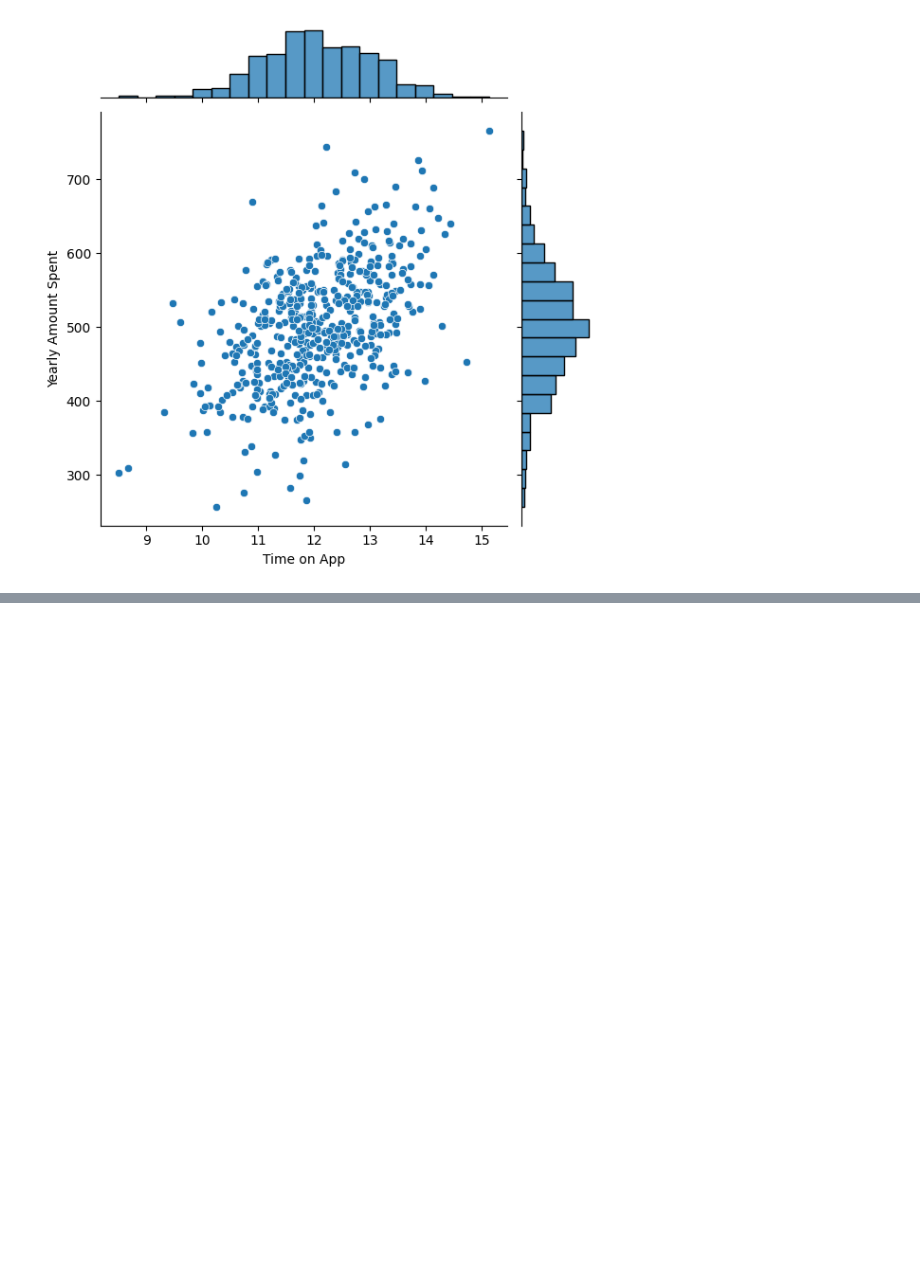
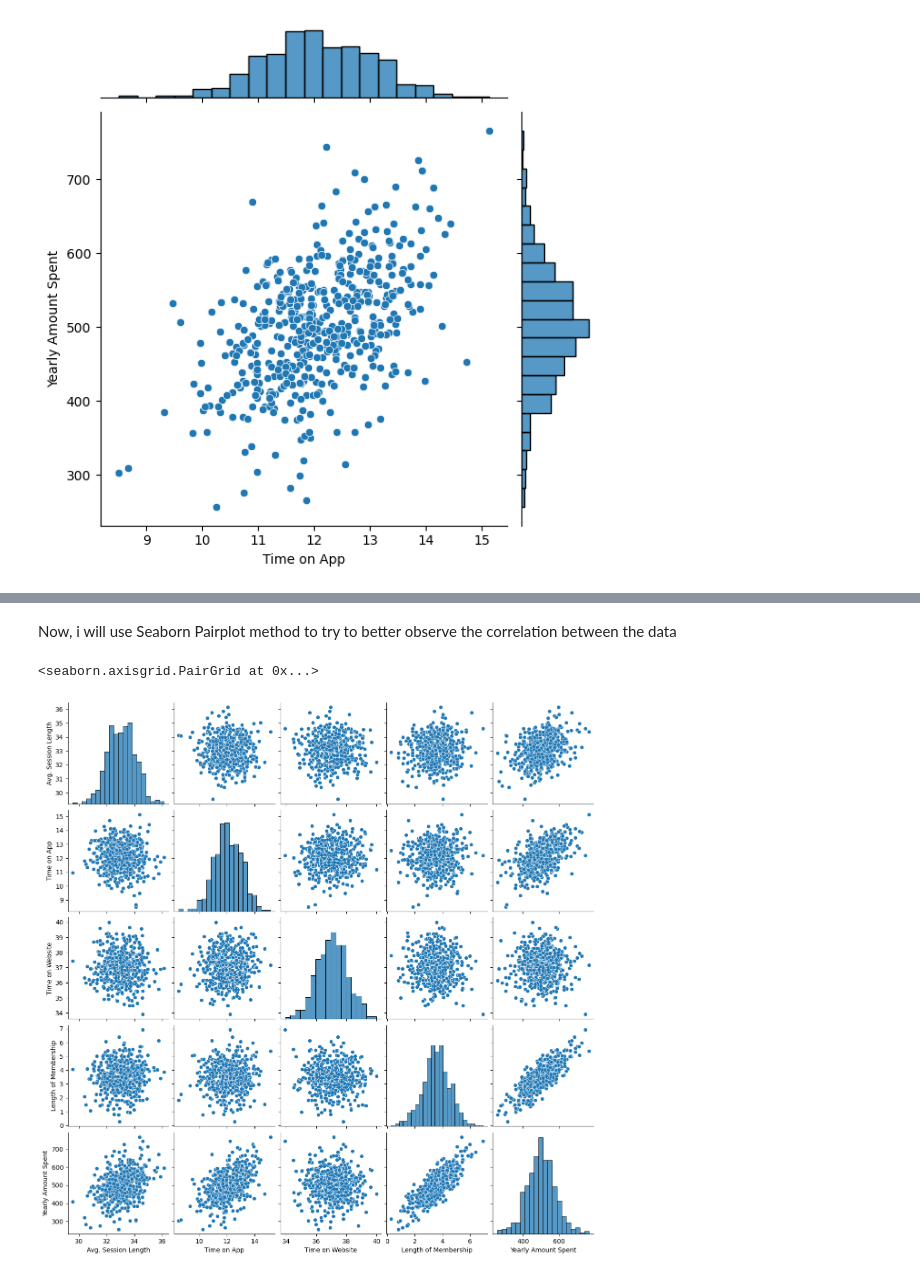
Before and after one commit to pedro-nunesm/Linear-Regression-Model-on-Eccomerce-Dataset, a Jupyter notebook: index.ipynb, the cells around one changed output, grey strips where cells are left out. Drawn from its saved outputs; the diff is of its cells as text; code cells hidden in the pictures; blank space fills up the shorter version.

```diff
--- a/index.ipynb
+++ b/index.ipynb
@@ -77,0 +67,7 @@ The variable Time on App has a much more linear relationship with Yearly Amount
+# %% [markdown]
+Now, i will use Seaborn Pairplot method to try to better observe the correlation between the data
+# %%
+sns.pairplot(clients)
+# %% [output]
+<seaborn.axisgrid.PairGrid at 0x...>
+[figure, added]
```
Also changed, not shown: parts of 7 cells of this notebook.
